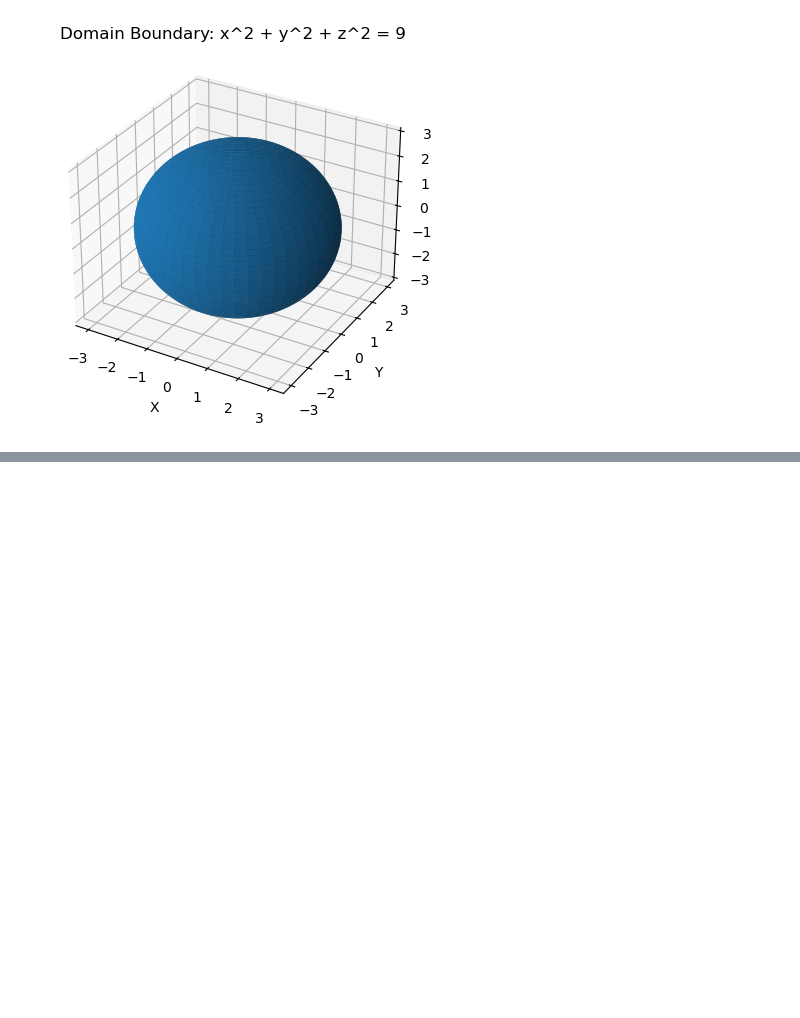
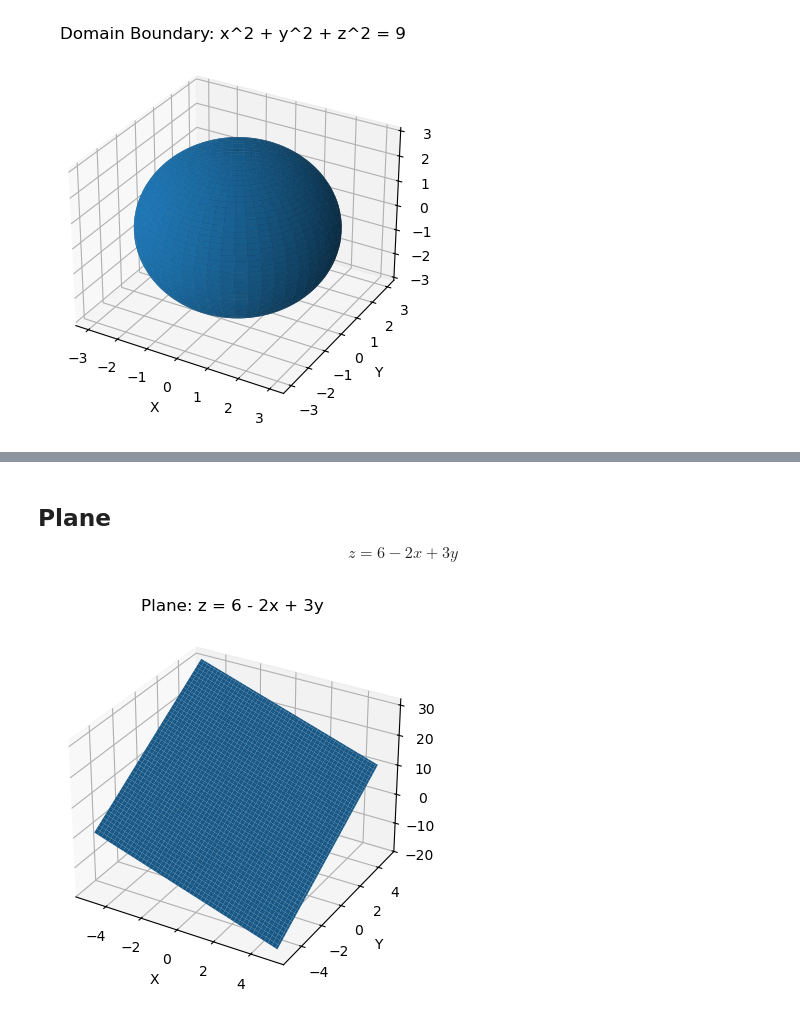
Before and after one commit to aya-alharazin/Machine-Learning, a Jupyter notebook: 03 - Domain.ipynb, the cells around one changed output, grey strips where cells are left out. Saved outputs shown, nothing was run; the diff lists cells and outputs as text; code cells hidden in the pictures; blank space fills up the shorter version.

```diff
--- a/03 - Domain.ipynb
+++ b/03 - Domain.ipynb
@@ -90,0 +155,35 @@ plt.show()
+# %% [markdown]
+## Plane
+
+$$
+z = 6 - 2x + 3y
+$$
+# %%
+import numpy as np
+import matplotlib.pyplot as plt
+
+from mpl_toolkits.mplot3d import Axes3D
+
+# Create grid
+x = np.linspace(-5, 5, 100)
+y = np.linspace(-5, 5, 100)
+
+X, Y = np.meshgrid(x, y)
+
+# Compute Z
+Z = 6 - 2*X + 3*Y
+
+# Plot
+fig = plt.figure()
+ax = fig.add_subplot(111, projection='3d')
+
+ax.plot_surface(X, Y, Z)
+
+ax.set_xlabel('X')
+ax.set_ylabel('Y')
+ax.set_zlabel('Z')
+ax.set_title('Plane: z = 6 - 2x + 3y')
+
+plt.show()
+# %% [output]
+[figure, added]
```
Also changed, not shown: parts of 5 cells of this notebook, 2 other files.
